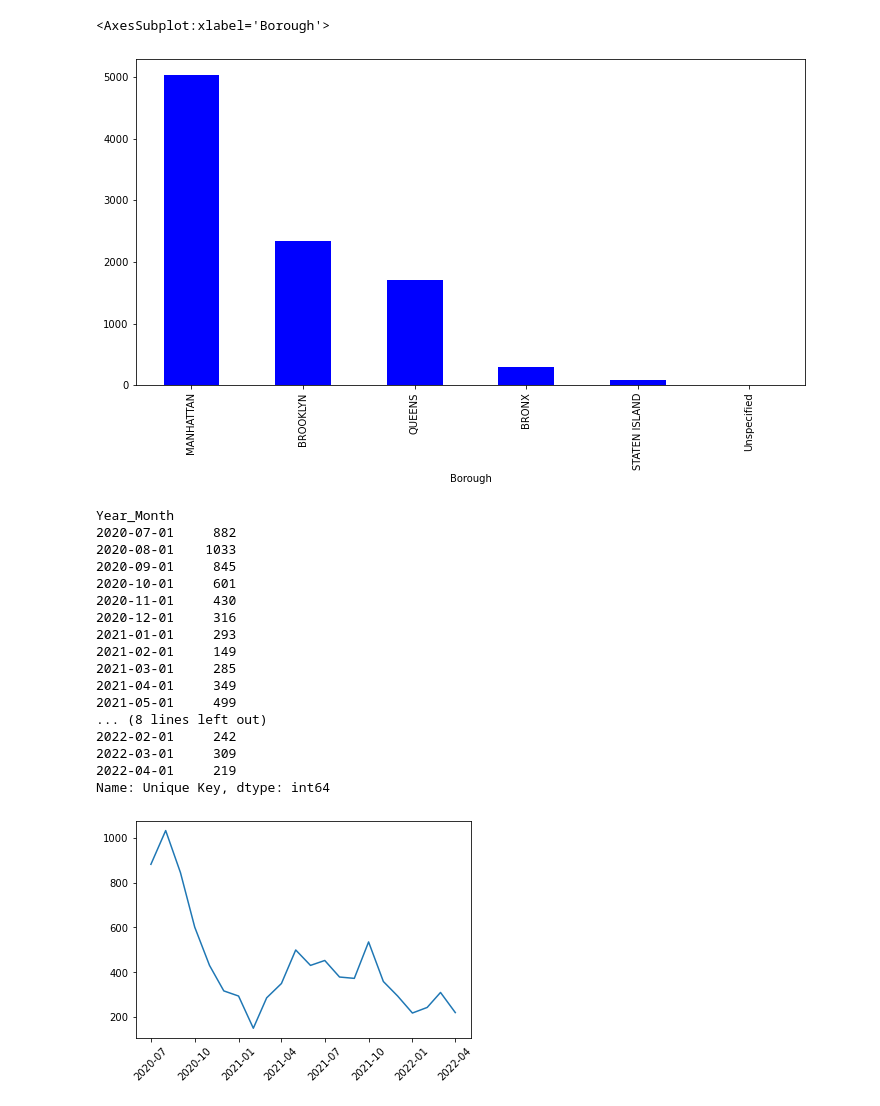
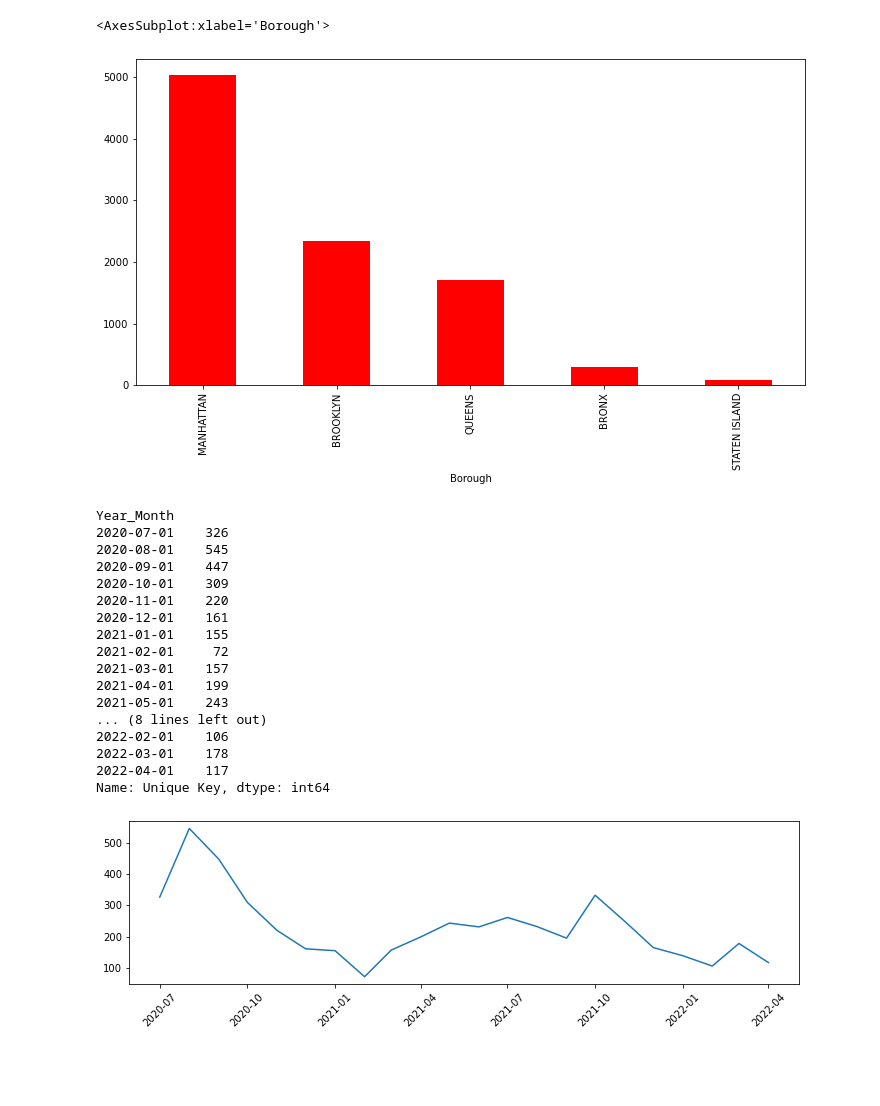
Before and after one commit to hedgekim/PDA_Open_Dining, a Jupyter notebook: PDA_Open_Dining/311_Open_Dining.ipynb, the cells around one changed output. Drawn from its saved outputs; the diff is of its cells as text; code cells hidden in the pictures; blank space fills up the shorter version.

Commit message:
Updated Data

```diff
--- a/PDA_Open_Dining/311_Open_Dining.ipynb
+++ b/PDA_Open_Dining/311_Open_Dining.ipynb
@@ -26,3 +91,15 @@ Index(['Unique Key', 'Created Date', 'Closed Date', 'Agency', 'Agency Name',
+# %%
+#dropped unrelated columns
+
+data.drop(['Agency', 'Due Date', 'Facility Type', 'Cross Street 1', 'Cross Street 2',
+           'Intersection Street 1', 'Intersection Street 2', 'Community Board', 'BBL',
+           'Open Data Channel Type', 'Park Facility Name', 'Park Borough', 'Vehicle Type',
+           'Taxi Company Borough', 'Taxi Pick Up Location', 'Bridge Highway Name', 'Bridge Highway Direction',
+           'Road Ramp', 'Bridge Highway Segment'], axis = 1, inplace=True)
+# %%
+#remove unspecified boroughs
+
+data = data[data['Borough'] != 'Unspecified']
 # %%
 #create a year column from the Created Date
 data['Year'] = pd.DatetimeIndex(data['Created Date']).year
@@ -45,8 +121,10 @@ Unspecified         8
 Name: Unique Key, dtype: int64
 # %%
 plt.figure(figsize = (12,6))
-data.groupby('Borough')['Unique Key'].count().sort_values(ascending=False).plot.bar(color = 'b')
+data.groupby('Borough')['Unique Key'].count().sort_values(ascending=False).plot.bar(color = 'r')
 # %% [output]
 <AxesSubplot:xlabel='Borough'>
-[figure, old version]
+[figure, new version]
+# %%
+df_m = data[data['Borough'] == 'MANHATTAN']
 # %%
@@ -54,29 +132,29 @@ data.groupby('Borough')['Unique Key'].count().sort_values(ascending=False).plot.
 # %%
-data.groupby('Year_Month')['Unique Key'].count()
+df_m.groupby('Year_Month')['Unique Key'].count()
 # %% [output]
 Year_Month
-2020-07-01     882
-2020-08-01    1033
-2020-09-01     845
-2020-10-01     601
-2020-11-01     430
-2020-12-01     316
-2021-01-01     293
-2021-02-01     149
-2021-03-01     285
-2021-04-01     349
-2021-05-01     499
+2020-07-01    326
+2020-08-01    545
+2020-09-01    447
+2020-10-01    309
+2020-11-01    220
+2020-12-01    161
+2021-01-01    155
+2021-02-01     72
+2021-03-01    157
+2021-04-01    199
+2021-05-01    243
 ... (8 lines left out)
-2022-02-01     242
-2022-03-01     309
-2022-04-01     219
+2022-02-01    106
+2022-03-01    178
+2022-04-01    117
 Name: Unique Key, dtype: int64
 # %%
-plt.plot(data.groupby('Year_Month')['Unique Key'].count())
+plt.plot(df_m.groupby('Year_Month')['Unique Key'].count())
 ax = plt.gca()
 ax.tick_params(axis='x', labelrotation = 45)
 # %% [output]
-[figure, old version]
+[figure, new version]
 # %%
 #create datafram for total complaints by year
 # %%
```
Also changed, not shown: parts of 27 cells of this notebook.
